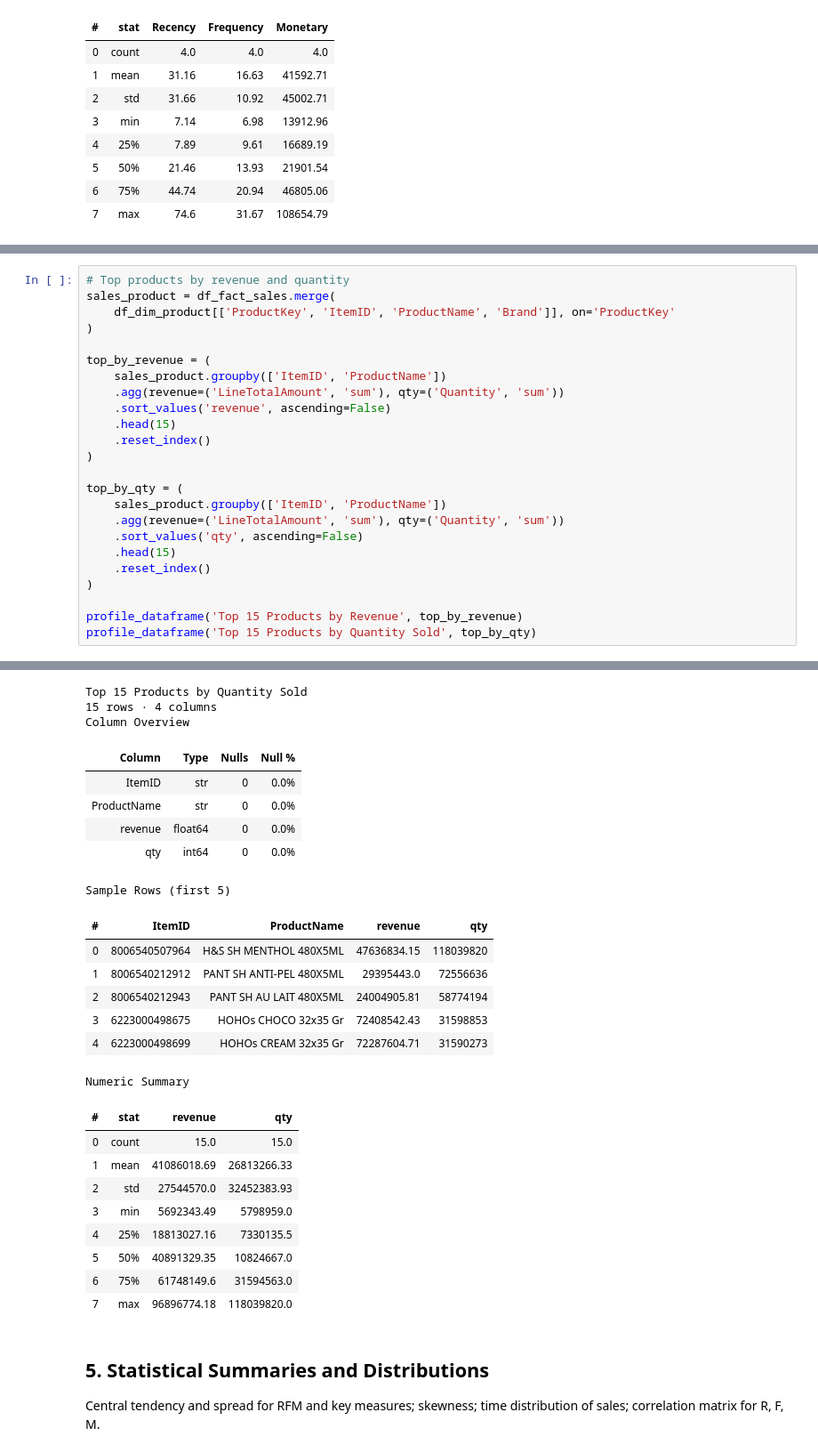
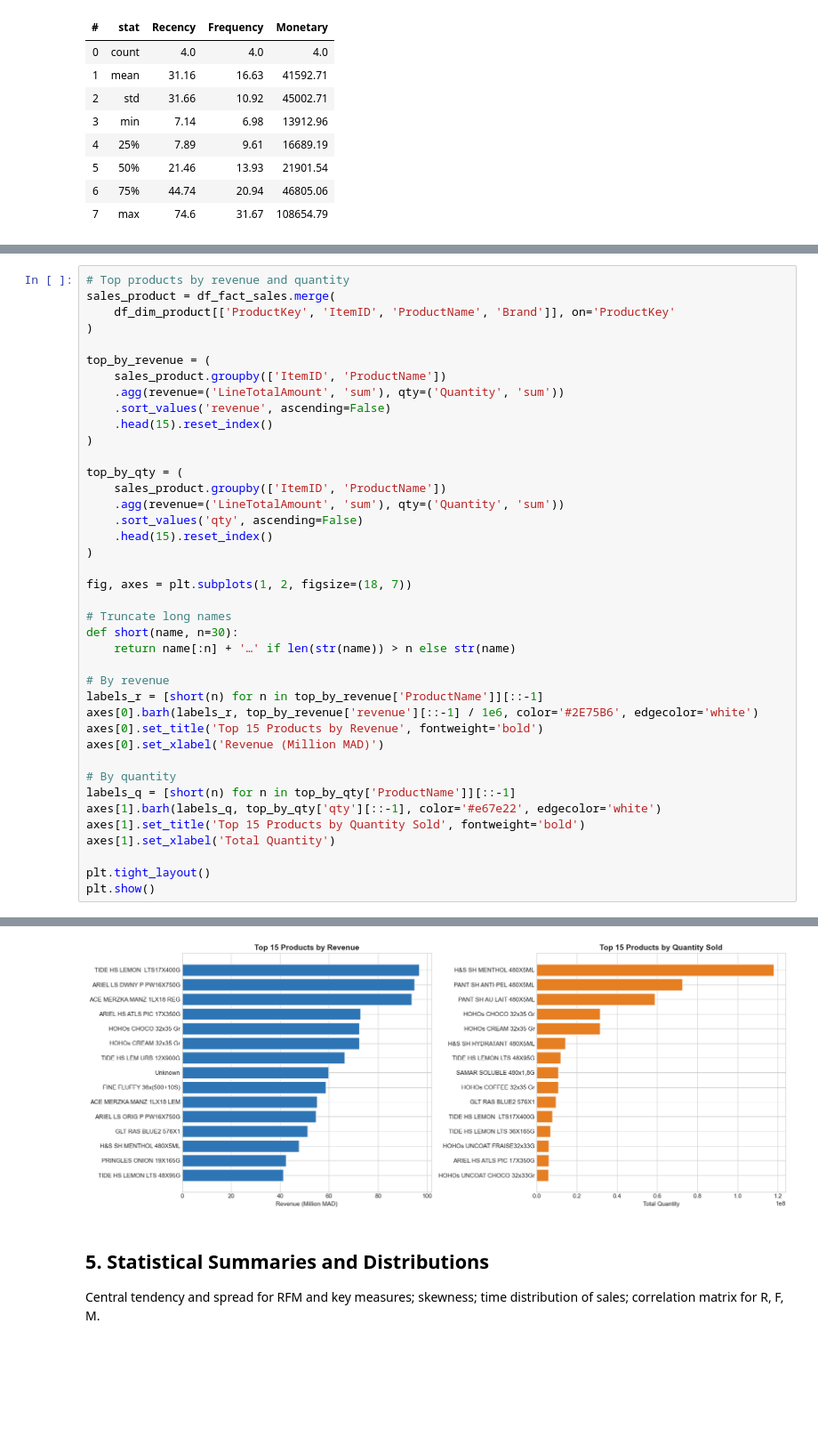
Before and after one commit to Symooomzip/dislogpfe, a Jupyter notebook: notebooks/02_eda.ipynb, the cells around one changed output, grey strips where cells are left out. Shown at 89% size. Drawn from its saved outputs; the diff is of its cells as text; blank space fills up the shorter version.

```diff
--- a/notebooks/02_eda.ipynb
+++ b/notebooks/02_eda.ipynb
@@ -720,18 +666,34 @@ top_by_revenue = (
     sales_product.groupby(['ItemID', 'ProductName'])
     .agg(revenue=('LineTotalAmount', 'sum'), qty=('Quantity', 'sum'))
     .sort_values('revenue', ascending=False)
-    .head(15)
-    .reset_index()
+    .head(15).reset_index()
 )
 
 top_by_qty = (
     sales_product.groupby(['ItemID', 'ProductName'])
     .agg(revenue=('LineTotalAmount', 'sum'), qty=('Quantity', 'sum'))
     .sort_values('qty', ascending=False)
-    .head(15)
-    .reset_index()
+    .head(15).reset_index()
 )
 
-profile_dataframe('Top 15 Products by Revenue', top_by_revenue)
-profile_dataframe('Top 15 Products by Quantity Sold', top_by_qty)
+fig, axes = plt.subplots(1, 2, figsize=(18, 7))
+
+# Truncate long names
+def short(name, n=30):
+    return name[:n] + '…' if len(str(name)) > n else str(name)
+
+# By revenue
+labels_r = [short(n) for n in top_by_revenue['ProductName']][::-1]
+axes[0].barh(labels_r, top_by_revenue['revenue'][::-1] / 1e6, color='#2E75B6', edgecolor='white')
+axes[0].set_title('Top 15 Products by Revenue', fontweight='bold')
+axes[0].set_xlabel('Revenue (Million MAD)')
+
+# By quantity
+labels_q = [short(n) for n in top_by_qty['ProductName']][::-1]
+axes[1].barh(labels_q, top_by_qty['qty'][::-1], color='#e67e22', edgecolor='white')
+axes[1].set_title('Top 15 Products by Quantity Sold', fontweight='bold')
+axes[1].set_xlabel('Total Quantity')
+
+plt.tight_layout()
+plt.show()
 # %% [output]
@@ -763,28 +700,4 @@ Numeric Summary
-Top 15 Products by Quantity Sold
-15 rows · 4 columns
-Column Overview
-| Column | Type | Nulls | Null % |
-| ItemID | str | 0 | 0.0% |
-| ProductName | str | 0 | 0.0% |
-| revenue | float64 | 0 | 0.0% |
-| qty | int64 | 0 | 0.0% |
-Sample Rows (first 5)
-| # | ItemID | ProductName | revenue | qty |
-| 0 | 8006540507964 | H&S SH MENTHOL 480X5ML | 47636834.15 | 118039820 |
-| 1 | 8006540212912 | PANT SH ANTI-PEL 480X5ML | 29395443.0 | 72556636 |
-| 2 | 8006540212943 | PANT SH AU LAIT 480X5ML | 24004905.81 | 58774194 |
-| 3 | 6223000498675 | HOHOs CHOCO 32x35 Gr | 72408542.43 | 31598853 |
-| 4 | 6223000498699 | HOHOs CREAM 32x35 Gr | 72287604.71 | 31590273 |
-Numeric Summary
-| # | stat | revenue | qty |
-| 0 | count | 15.0 | 15.0 |
-| 1 | mean | 41086018.69 | 26813266.33 |
-| 2 | std | 27544570.0 | 32452383.93 |
-| 3 | min | 5692343.49 | 5798959.0 |
-| 4 | 25% | 18813027.16 | 7330135.5 |
-| 5 | 50% | 40891329.35 | 10824667.0 |
-| 6 | 75% | 61748149.6 | 31594563.0 |
-| 7 | max | 96896774.18 | 118039820.0 |
+[figure, added]
 # %% [markdown]
 <a id='5'></a>
 ## 5. Statistical Summaries and Distributions
```
Also changed, not shown: parts of 8 cells of this notebook, 5 other files.
